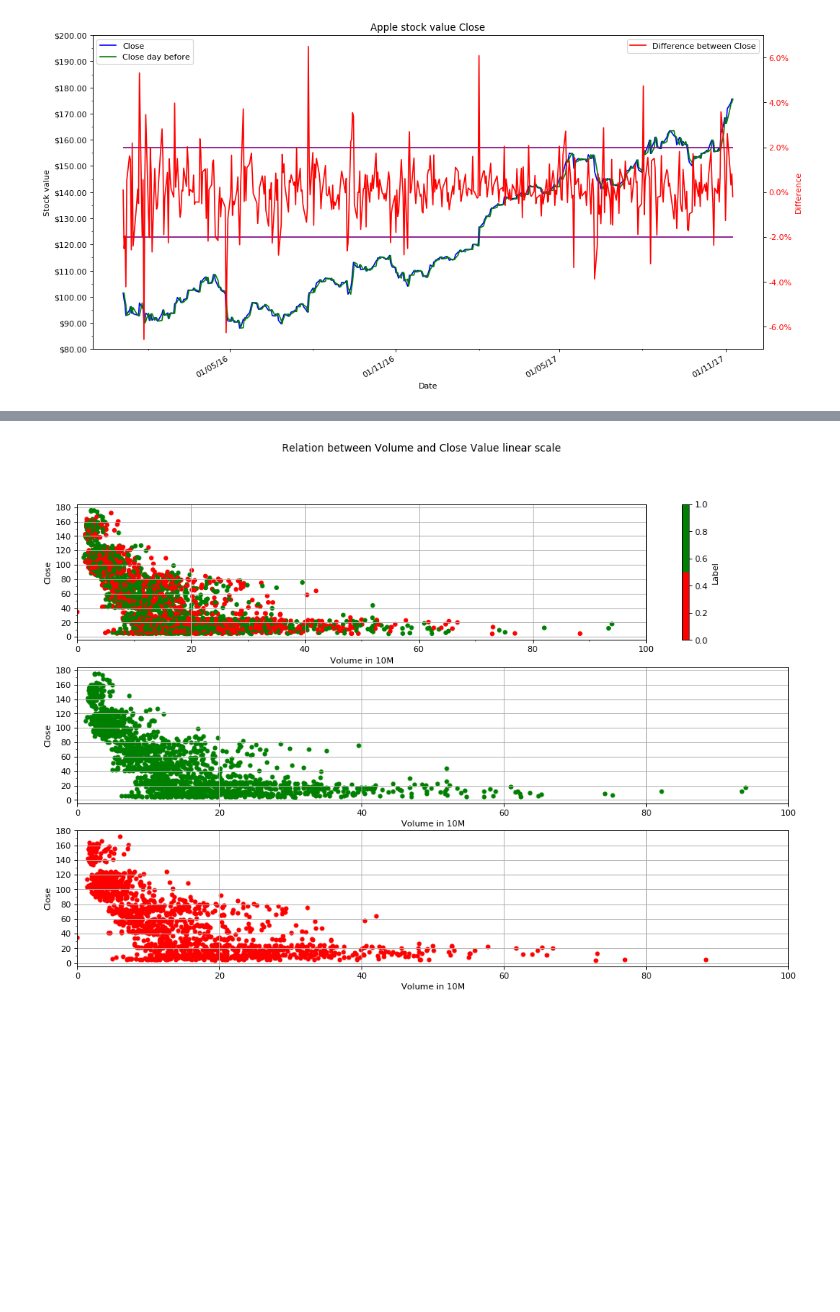
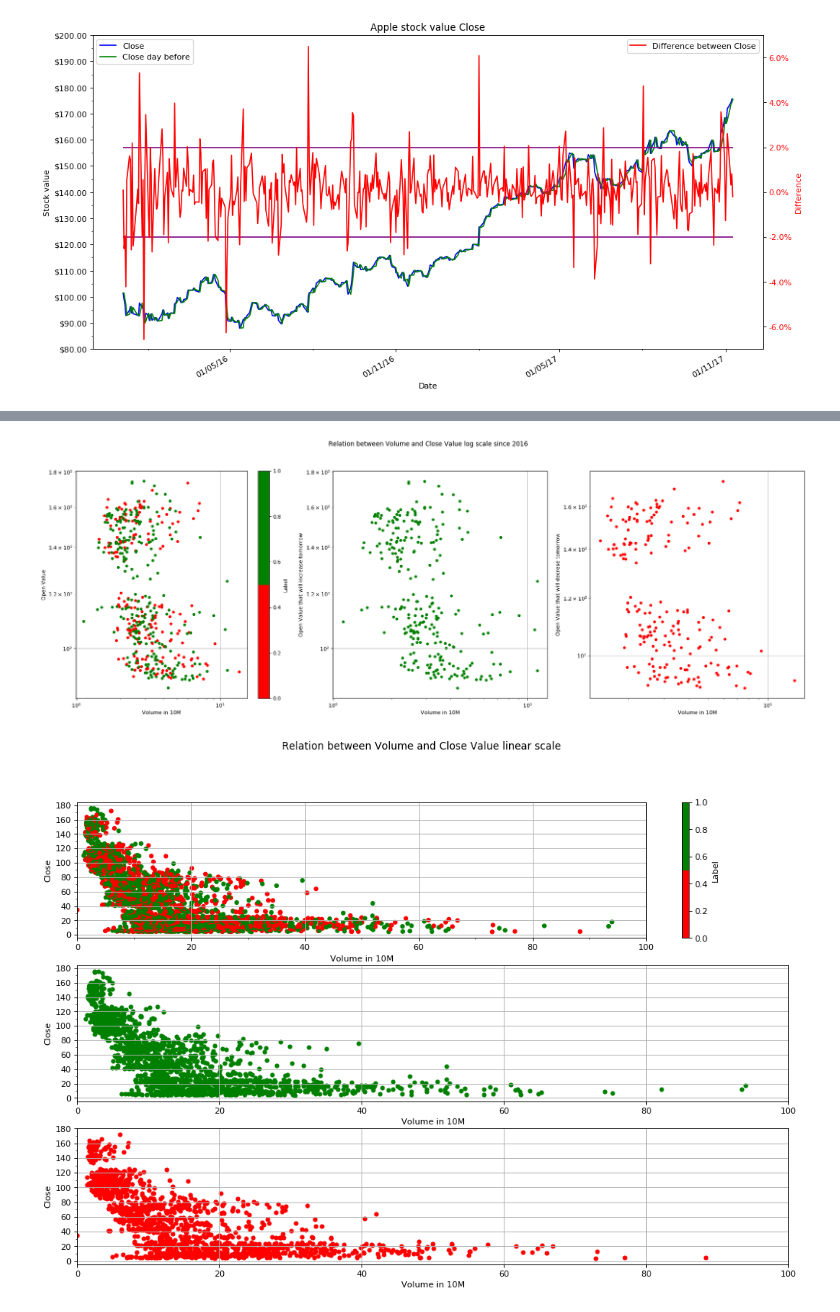
Before and after one commit to MildoCentaur/stockforecasting, a Jupyter notebook: notebooks/Explore dataset .ipynb, the cells around one changed output, grey strips where cells are left out. Saved outputs shown, nothing was run; the diff lists cells and outputs as text; code cells hidden in the pictures; blank space fills up the shorter version.

```diff
--- a/notebooks/Explore dataset .ipynb
+++ b/notebooks/Explore dataset .ipynb
@@ -485,3 +487,49 @@ plt.show()
+# %%
+from matplotlib.pyplot import figure
+import matplotlib
+
+colors=['red','green']
+cmap = matplotlib.colors.ListedColormap(colors)
+dataset_volume = df_comparison_2016.assign(Volume_norm=lambda x: x.Volume/10000000)
+
+fig = figure(num=None, figsize=(25, 8), dpi=80, facecolor='w', edgecolor='k')
+# fig.tight_layout(pad=5.0)
+plt.subplot(131)
+ax = plt.gca()
+dataset_volume.plot(kind='scatter',y='Open', x='Volume_norm',c='Label', cmap= cmap, ax=ax,title = '')
+ax.set_xlabel('Volume in 10M')
+ax.set_ylabel('Open Value')
+plt.xscale('log')
+plt.yscale('log')
+plt.grid(True)
+
+plt.subplot(132)
+ax = plt.gca()
+green=dataset_volume[dataset_volume.Label==1]
+green.plot(kind='scatter',y='Open', x='Volume_norm',c='green', ax=ax,title = '')
+ax.set_xlabel('Volume in 10M')
+ax.set_ylabel('Open Value that will increase tomorrow')
+plt.xscale('log')
+plt.yscale('log')
+plt.grid(True)
+
+plt.subplot(133)
+ax = plt.gca()
+red=dataset_volume[dataset_volume.Label==0]
+red.plot(kind='scatter',y='Open', x='Volume_norm', ax=ax,color='red', title = '')
+ax.set_xlabel('Volume in 10M')
+ax.set_ylabel('Open Value that will decrese tomorrow')
+plt.xscale('log')
+plt.yscale('log')
+plt.grid(True)
+
+
+fig.suptitle('Relation between Volume and Close Value log scale since 2016')
+visualization_path = os.path.join(os.path.pardir, 'reports', 'figures', 'exploration', "relationOpenVolumeLog2016.png")
+plt.savefig('{0}.png'.format(visualization_path))
+plt.show()
+# %% [output]
+[figure, added]
 # %%
 colors=['red','green']
 cmap = matplotlib.colors.ListedColormap(colors)
```
Also changed, not shown: parts of 2 cells of this notebook, 2 other files.
